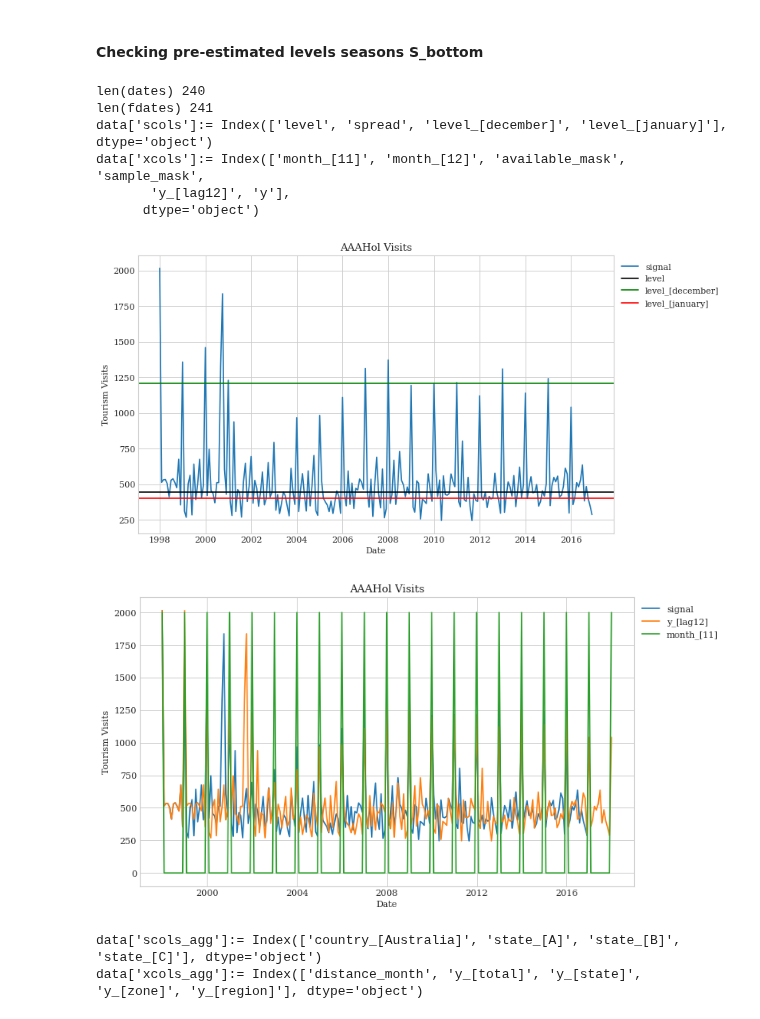
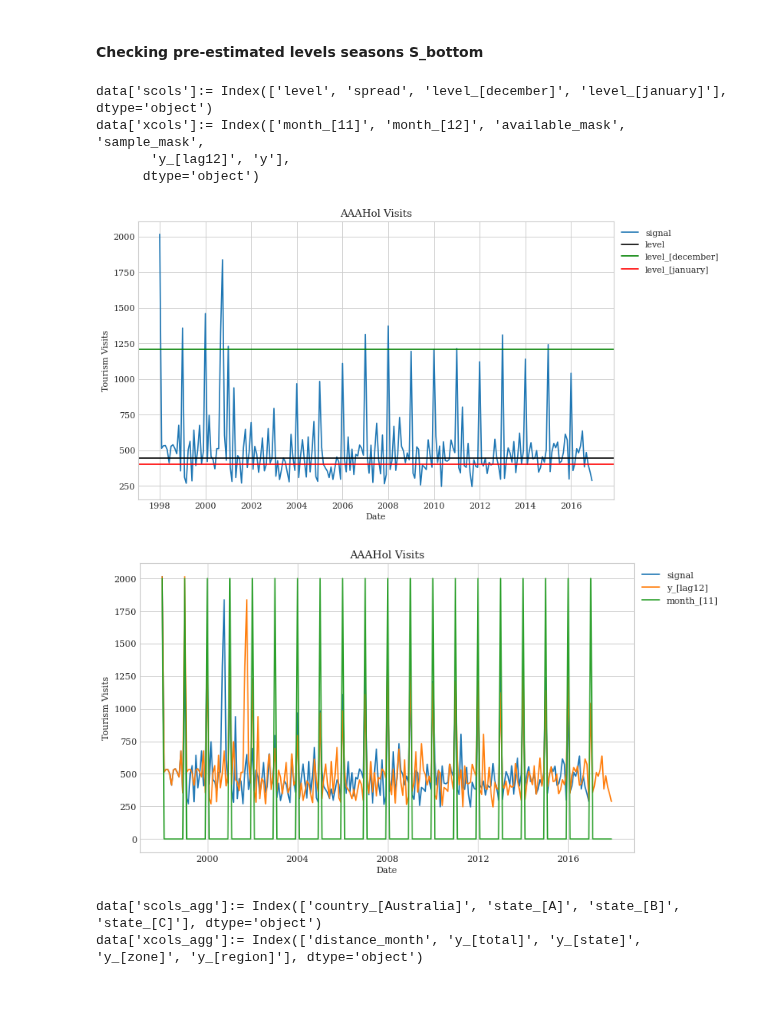
Before and after one commit to Nixtla/neuralforecast, a Jupyter notebook: nbs/data_datasets__tourismL.ipynb, the cells around one changed output. Saved outputs shown, nothing was run; the diff lists cells and outputs as text; code cells hidden in the pictures.

```diff
--- a/nbs/data_datasets__tourismL.ipynb
+++ b/nbs/data_datasets__tourismL.ipynb
@@ -337,7 +337,6 @@ class TourismL(TimeSeriesDataclass):
     @staticmethod
     def load_process(directory=str, verbose=False) -> None:
 
-        #-------------------------------------- S/X/Y_agg    --------------------------------------#
         with CodeTimer('Reading data   ', verbose):
             static_agg    = pd.read_feather(f'{directory}/static_agg.feather')
             temporal_agg    = pd.read_feather(f'{directory}/temporal_agg.feather')
@@ -354,6 +353,7 @@ class TourismL(TimeSeriesDataclass):
             n_group  = len(static_bottom.region.unique())     # 76
             n_series = len(static_bottom.purpose.unique())    # 4
 
+        #-------------------------------------- S/X/Y_agg    --------------------------------------#
         with CodeTimer('Process temporal_agg', verbose):
             # Drop observation indexes and obtain column indexes
             temporal_agg.drop(['region', 'ds'], axis=1, inplace=True)
@@ -463,7 +463,6 @@ class TourismL(TimeSeriesDataclass):
             assert all(c in list(xcols) for c in xcols_hist)
             assert all(c in list(xcols) for c in xcols_futr)
 
-            fdates = np.arange("1998-01-01","2018-02-01",dtype='datetime64[M]')
             data = {# Bottom data
                     'S': S, 'X': X, 'Y': Y,
                     'scols': scols,
@@ -486,7 +485,6 @@ class TourismL(TimeSeriesDataclass):
                     # Shared data
                     'H': H,
                     'dates': dates,
-                    'fdates': fdates,
                     'unique_ids': unique_ids,
                     'region_ids': region_ids,
                     'pupose_ids': purpose_ids}
@@ -578,11 +576,7 @@ plt.close()
 # %%
 # Plot S_bottom
 dates = data['dates']
-fdates = data['fdates']           # Future dates
 scols_bottom = data['scols']
-
-print('len(dates)', len(dates))
-print('len(fdates)', len(fdates))
 
 # n_groups,n_series,n_features,n_time
 Y_bottom = data['Y'].reshape(-1, 228)
@@ -598,39 +592,37 @@ plt.figure(num=1, figsize=(10, 6), dpi=80, facecolor='w')
 plt.plot(dates[:228],Y_bottom[b_idx,:], label='signal')
 plt.axhline(y=S_bottom[b_idx,0],
             label='level', color='black')
 plt.axhline(y=S_bottom[b_idx,0]*S_bottom[b_idx,2],
             label='level_[december]', color='green')
 plt.axhline(y=S_bottom[b_idx,0]*S_bottom[b_idx,3],
             label='level_[january]', color='red')
 plt.title('{} Visits'.format(data["unique_ids"][b_idx]))
 plt.ylabel('Tourism Visits')
 plt.xlabel('Date')
 plt.legend(bbox_to_anchor=(1, 1),
            loc='upper left', ncol=1)
 plt.show()
 plt.close()
 
 plt.figure(num=1, figsize=(10, 6), dpi=80, facecolor='w')
-plt.plot(fdates,X_bottom[b_idx,-1,:], label='signal') # 'y_[lag12]'
-plt.plot(fdates,X_bottom[b_idx,4,:], label='y_[lag12]') # 'y_[lag12]'
-plt.plot(fdates,X_bottom[b_idx,0,:]*2000, label='month_[11]') # 'month_[11]'
+plt.plot(dates,X_bottom[b_idx,-1,:-1], label='signal') # 'y_[lag12]'
+plt.plot(dates,X_bottom[b_idx,4,:-1], label='y_[lag12]') # 'y_[lag12]'
+plt.plot(dates,X_bottom[b_idx,0,:-1]*2000, label='month_[11]') # 'month_[11]'
 plt.title('{} Visits'.format(data["unique_ids"][b_idx]))
 plt.ylabel('Tourism Visits')
 plt.xlabel('Date')
 plt.legend(bbox_to_anchor=(1, 1),
            loc='upper left', ncol=1)
 plt.show()
 plt.close()
 # assert 1<0
 # %% [output]
-len(dates) 240
-len(fdates) 241
 data['scols']:= Index(['level', 'spread', 'level_[december]', 'level_[january]'], dtype='object')
 data['xcols']:= Index(['month_[11]', 'month_[12]', 'available_mask', 'sample_mask',
        'y_[lag12]', 'y'],
       dtype='object')
 [figure]
-[figure, old version]
+[figure, new version]
 # %%
 print("data['scols_agg']:=", data['scols_agg'][:4])
 print("data['xcols_agg']:=", data['xcols_agg'])
```
Also changed, not shown: parts of 5 cells of this notebook, 1 other file.
